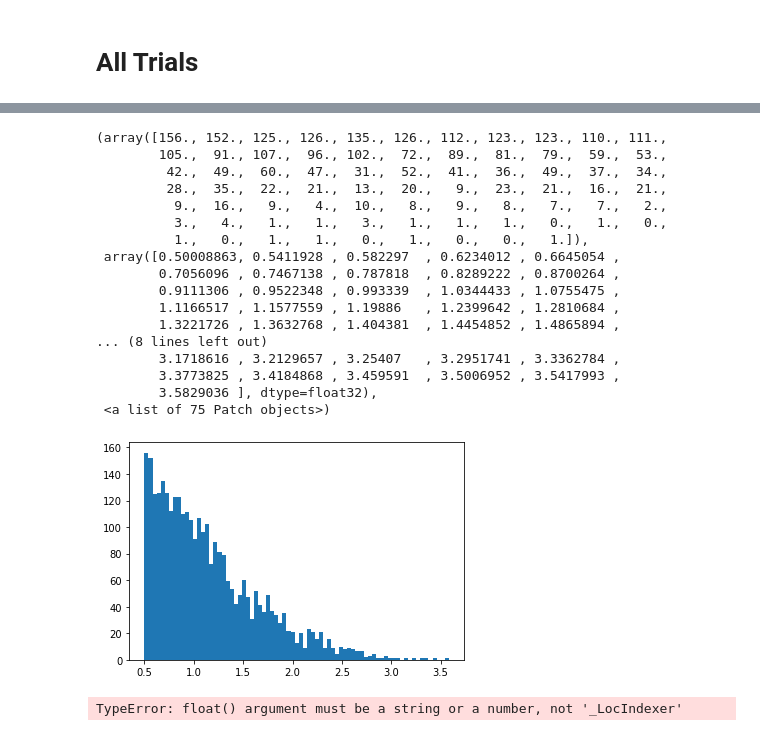
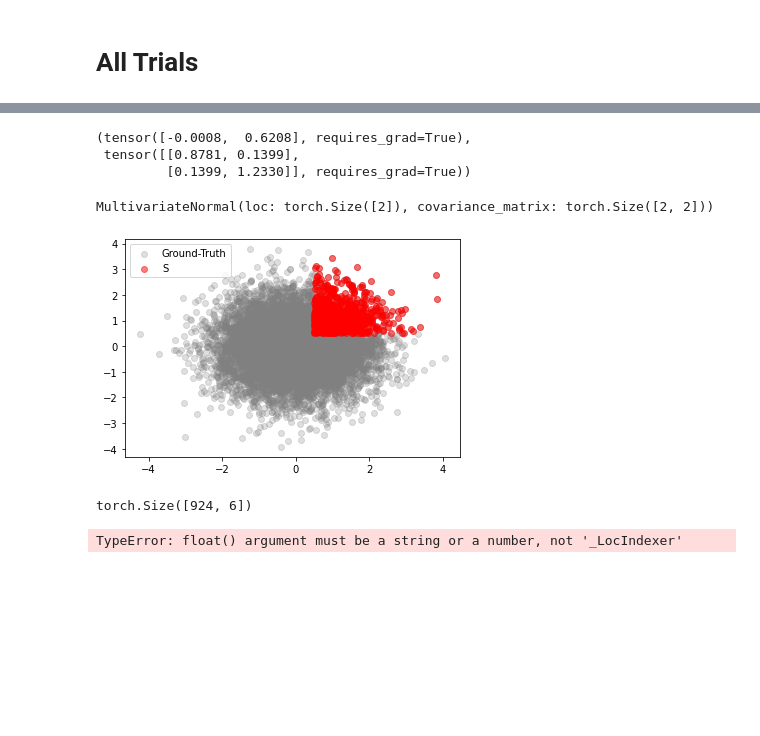
Before and after one commit to pstefanou12/delphi.ai, a Jupyter notebook: notebooks/CensoredMultivariateNormal.ipynb, the cells around one changed output, grey strips where cells are left out. Drawn from its saved outputs; the diff is of its cells as text; code cells hidden in the pictures; blank space fills up the shorter version.

```diff
--- a/notebooks/CensoredMultivariateNormal.ipynb
+++ b/notebooks/CensoredMultivariateNormal.ipynb
@@ -61,7 +61,7 @@ for iter_ in range(1):
         PREDICATE = Left(ch.full(ch.Size([1, DIMS]), C))
         args.__setattr__('phi', PREDICATE)
         # generate random uniform weights
-        M =MultivariateNormal(ch.zeros(DIMS), ch.eye(DIMS))
+        M = MultivariateNormal(ch.zeros(DIMS), ch.eye(DIMS))
         samples = M.sample(ch.Size([NUM_SAMPLES]))
         S = samples[PREDICATE(samples).nonzero(as_tuple=False).flatten()]
 
@@ -70,7 +70,7 @@ for iter_ in range(1):
         # truncated logistic regression
         data = censored_dataset(S)
         S = DataLoader(data, batch_size=args.batch_size, num_workers=args.num_workers, shuffle=args.shuffle)
-        censored = censored(phi=args.phi, alpha=args.alpha, bias=args.bias, epochs=args.epochs,
+        censored = censored_multivariate_normal(phi=args.phi, alpha=args.alpha, bias=args.bias, epochs=args.epochs,
                                                       lr=args.lr, tol=args.tol)
         results = censored.fit(S)
 
@@ -122,24 +125,30 @@ all trials:
-# %%
-plt.hist(samples[PREDICATE(samples).nonzero(as_tuple=False).flatten()].T, bins=75)
-# %% [output]
-(array([156., 152., 125., 126., 135., 126., 112., 123., 123., 110., 111.,
-        105.,  91., 107.,  96., 102.,  72.,  89.,  81.,  79.,  59.,  53.,
-         42.,  49.,  60.,  47.,  31.,  52.,  41.,  36.,  49.,  37.,  34.,
-         28.,  35.,  22.,  21.,  13.,  20.,   9.,  23.,  21.,  16.,  21.,
-          9.,  16.,   9.,   4.,  10.,   8.,   9.,   8.,   7.,   7.,   2.,
-          3.,   4.,   1.,   1.,   3.,   1.,   1.,   1.,   0.,   1.,   0.,
-          1.,   0.,   1.,   1.,   0.,   1.,   0.,   0.,   1.]),
- array([0.50008863, 0.5411928 , 0.582297  , 0.6234012 , 0.6645054 ,
-        0.7056096 , 0.7467138 , 0.787818  , 0.8289222 , 0.8700264 ,
-        0.9111306 , 0.9522348 , 0.993339  , 1.0344433 , 1.0755475 ,
-        1.1166517 , 1.1577559 , 1.19886   , 1.2399642 , 1.2810684 ,
-        1.3221726 , 1.3632768 , 1.404381  , 1.4454852 , 1.4865894 ,
-... (8 lines left out)
-        3.1718616 , 3.2129657 , 3.25407   , 3.2951741 , 3.3362784 ,
-        3.3773825 , 3.4184868 , 3.459591  , 3.5006952 , 3.5417993 ,
-        3.5829036 ], dtype=float32),
- <a list of 75 Patch objects>)
-[figure, removed]
+# %%
+results.loc, results.covariance_matrix
+# %% [output]
+(tensor([-0.0008,  0.6208], requires_grad=True),
+ tensor([[0.8781, 0.1399],
+         [0.1399, 1.2330]], requires_grad=True))
+# %%
+M
+# %% [output]
+MultivariateNormal(loc: torch.Size([2]), covariance_matrix: torch.Size([2, 2]))
+# %%
+plt.scatter(samples[:,0], samples[:,1], color="grey", alpha=.25, label="Ground-Truth")
+emp = samples[PREDICATE(samples).nonzero(as_tuple=False).flatten()]
+plt.scatter(emp[:,0], emp[:,1], color="red", label="S", alpha=.5)
+pred = results.sample(ch.Size([10000]))
+# plt.scatter(pred[:,0], pred[:,1], label="predicted", color="green", alpha=.1)
+# trunc = MultivariateNormal(S.dataset.loc, S.dataset.covariance_matrix).sample(ch.Size([1000]))
+# plt.scatter(trunc[:,0], trunc[:,1], )
+plt.legend()
+
+plt.show()
+# %% [output]
+[figure, added]
+# %%
+S.dataset.S.size()
+# %% [output]
+torch.Size([924, 6])
 # %%
 import matplotlib.pyplot as plt
 import numpy as np
```
Also changed, not shown: parts of 8 cells of this notebook, 2 other files.
